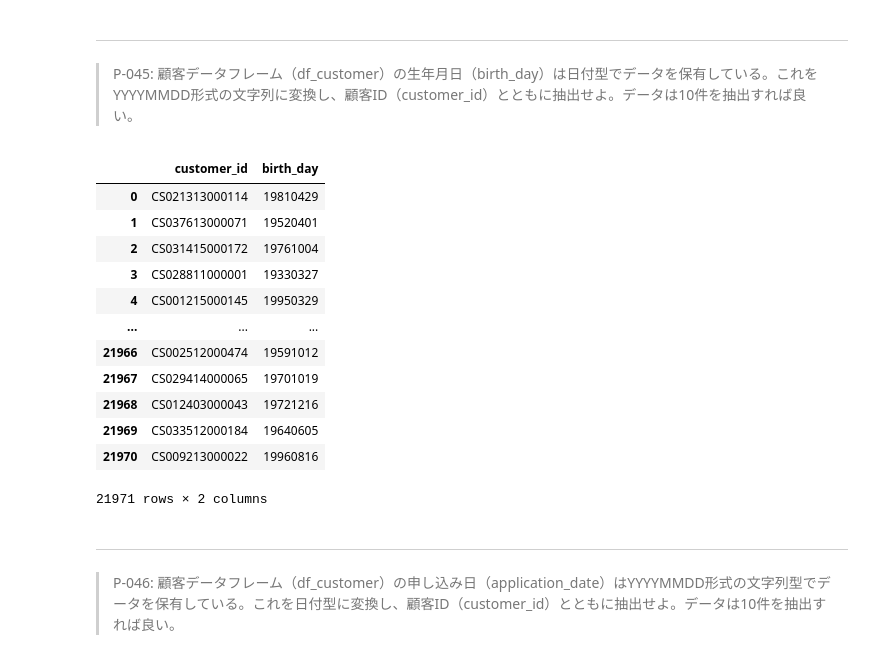
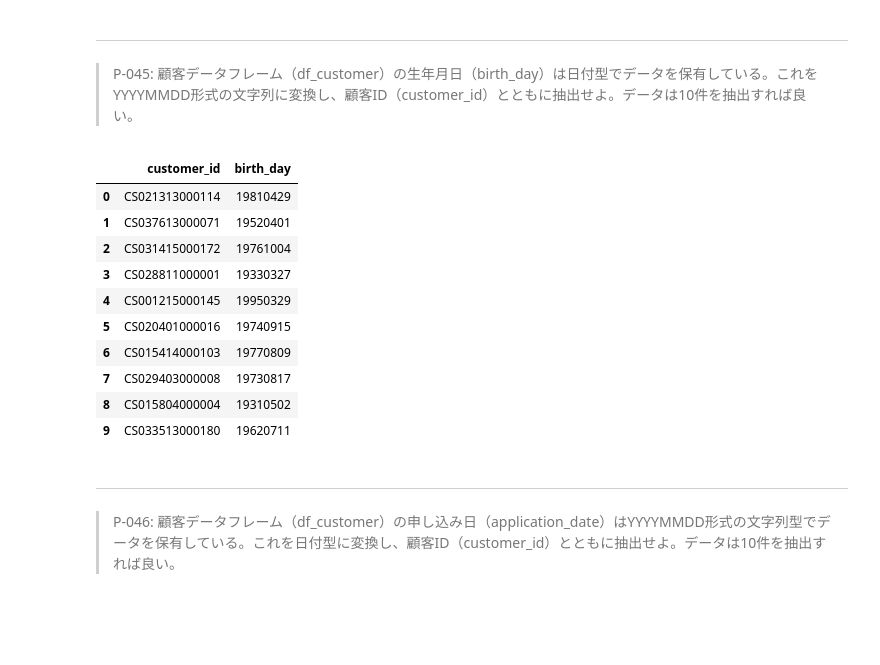
Before and after one commit to nasjp/100knocks-preprocess, a Jupyter notebook: docker/work/preprocess_knock_Python.ipynb, the cells around one changed output. Drawn from its saved outputs; the diff is of its cells as text; code cells hidden in the pictures; blank space fills up the shorter version.

```diff
--- a/docker/work/preprocess_knock_Python.ipynb
+++ b/docker/work/preprocess_knock_Python.ipynb
@@ -765,23 +815,21 @@ df_sales_summary
 # %%
 df_customer[['customer_id']] \
 	.merge(
 		df_customer['birth_day'].apply(lambda x: x.strftime('%Y%m%d')),
 		left_index=True, right_index=True
-	)
+	).head(10)
 # %% [output]
 |  | customer_id | birth_day |
 | 0 | CS021313000114 | 19810429 |
 | 1 | CS037613000071 | 19520401 |
 | 2 | CS031415000172 | 19761004 |
 | 3 | CS028811000001 | 19330327 |
 | 4 | CS001215000145 | 19950329 |
-| ... | ... | ... |
-| 21966 | CS002512000474 | 19591012 |
-| 21967 | CS029414000065 | 19701019 |
-| 21968 | CS012403000043 | 19721216 |
-| 21969 | CS033512000184 | 19640605 |
-| 21970 | CS009213000022 | 19960816 |
+| 5 | CS020401000016 | 19740915 |
+| 6 | CS015414000103 | 19770809 |
+| 7 | CS029403000008 | 19730817 |
+| 8 | CS015804000004 | 19310502 |
+| 9 | CS033513000180 | 19620711 |
-21971 rows × 2 columns
 # %% [markdown]
 ---
 > P-046: 顧客データフレーム（df_customer）の申し込み日（application_date）はYYYYMMDD形式の文字列型でデータを保有している。これを日付型に変換し、顧客ID（customer_id）とともに抽出せよ。データは10件を抽出すれば良い。
```
Also changed, not shown: parts of 18 cells of this notebook.
